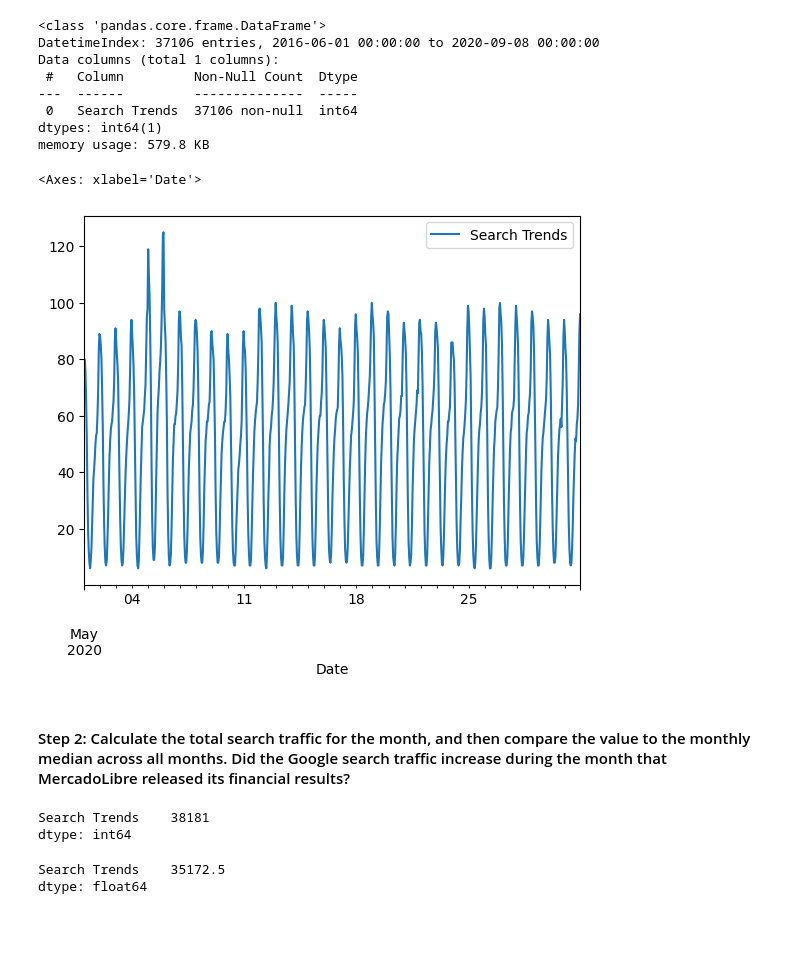
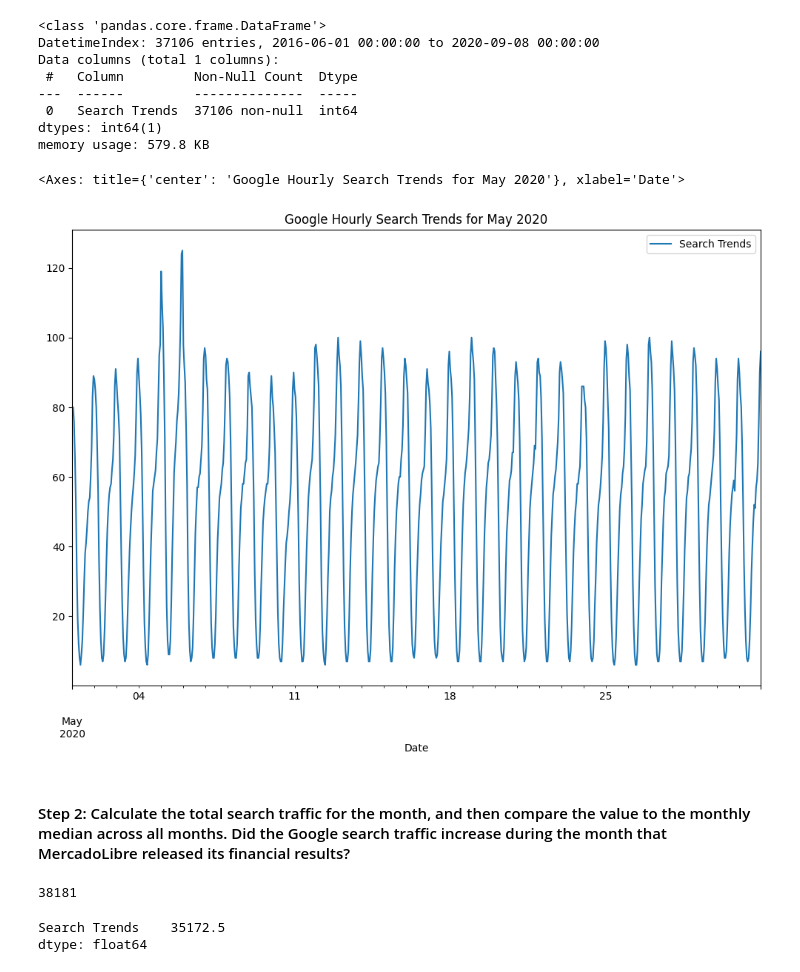
Before and after one commit to katiekaff/prophet-challenge, a Jupyter notebook: forecasting_net_prophet.ipynb, the cells around one changed output. Saved outputs shown, nothing was run; the diff lists cells and outputs as text; code cells hidden in the pictures; blank space fills up the shorter version.

```diff
--- a/forecasting_net_prophet.ipynb
+++ b/forecasting_net_prophet.ipynb
@@ -101,22 +98,28 @@ dtypes: int64(1)
 memory usage: 579.8 KB
 # %%
 # Slice the DataFrame to just the month of May 2020
+df_mercado_trends_may_2020 = df_mercado_trends.loc['2020-05-01':'2020-05-31']
+
 
 
 # Plot to visualize the data for May 2020
+df_mercado_trends_may_2020.plot(figsize=(12, 8), title='Google Hourly Search Trends for May 2020')
 # %% [output]
-<Axes: xlabel='Date'>
+<Axes: title={'center': 'Google Hourly Search Trends for May 2020'}, xlabel='Date'>
-[figure, old version]
+[figure, new version]
 # %% [markdown]
 #### Step 2: Calculate the total search traffic for the month, and then compare the value to the monthly median across all months. Did the Google search traffic increase during the month that MercadoLibre released its financial results?
 # %%
 # Calculate the sum of the total search traffic for May 2020
+traffic_may_2020 = df_mercado_trends_may_2020['Search Trends'].sum()
+traffic_may_2020
+
 
 
 # View the traffic_may_2020 value
+traffic_may_2020
 # %% [output]
-Search Trends    38181
-dtype: int64
+38181
 # %%
 # Calcluate the monhtly median search traffic across all months
 # Group the DataFrame by index year and then index month, chain the sum and then the median functions
```
Also changed, not shown: parts of 27 cells of this notebook.
